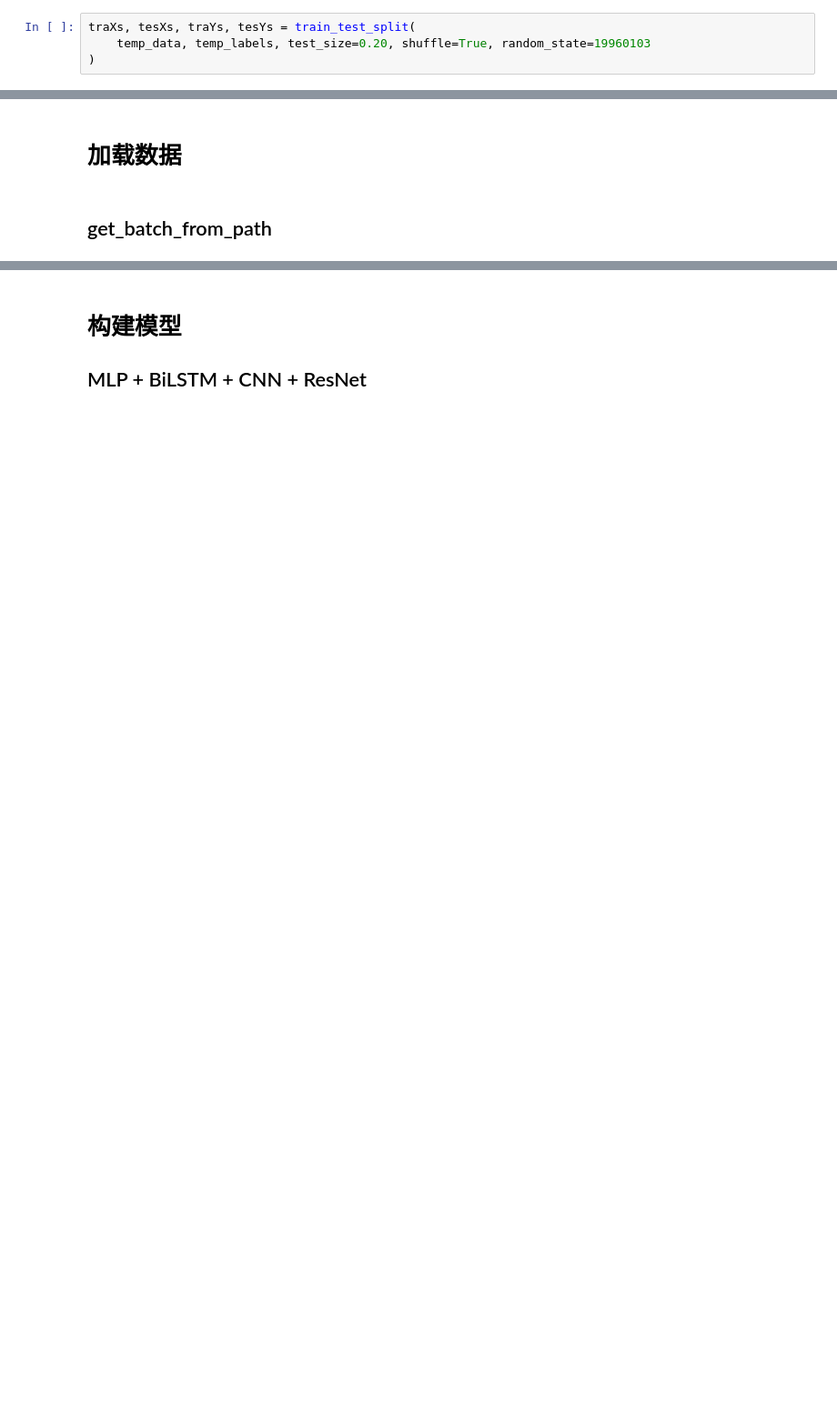
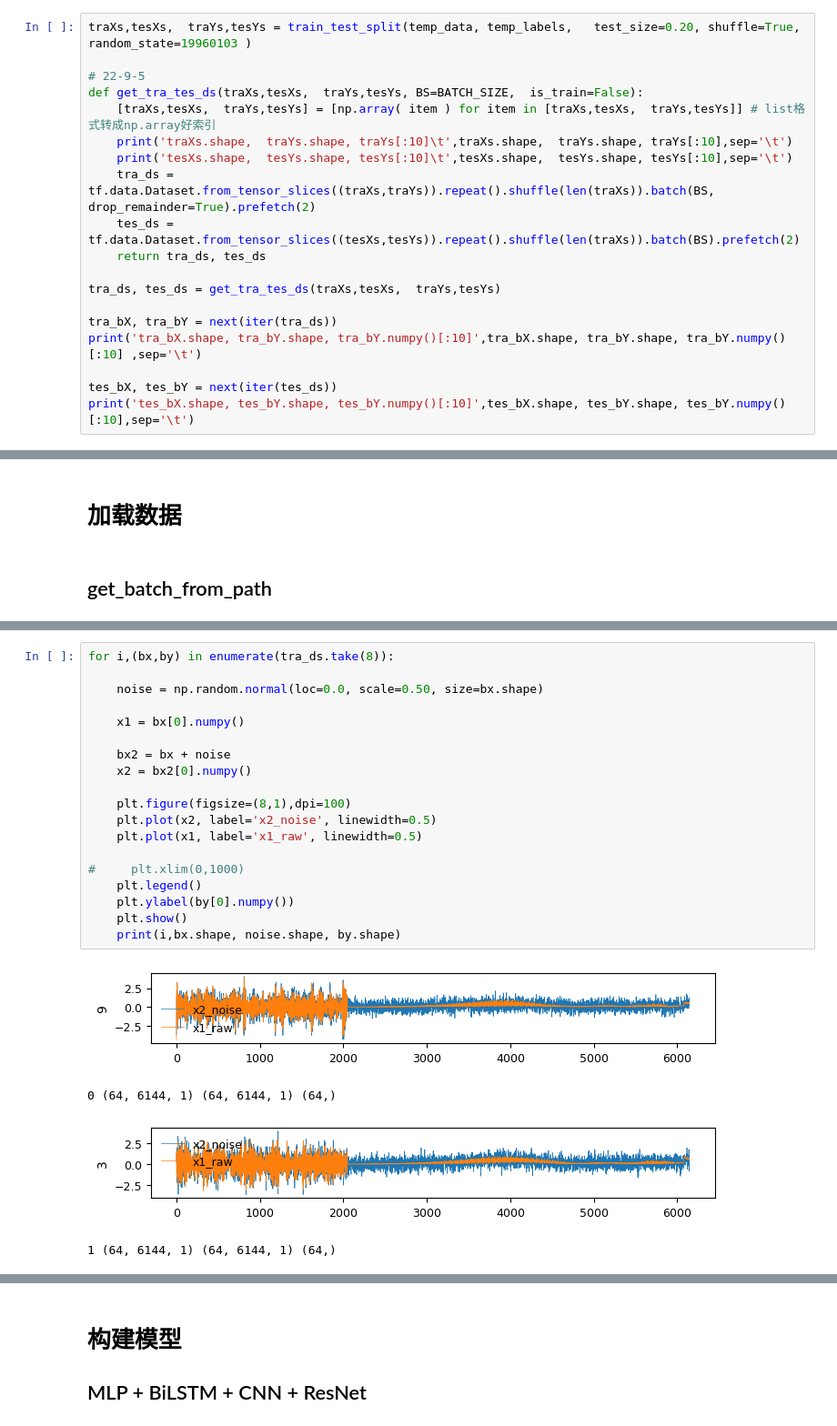
Before and after one commit to quizzz1/Auto-Embedded-Transformer-for-Few-shot-Bearings-Fault-Diagnosis, a Jupyter notebook: main.ipynb, the cells around one changed output, grey strips where cells are left out. Shown at 91% size. Saved outputs shown, nothing was run; the diff lists cells and outputs as text; blank space fills up the shorter version.

```diff
--- a/main.ipynb
+++ b/main.ipynb
@@ -281,6 +315,21 @@ def plot_qk_curves(
 # %% [markdown]
 # get_tra_tes_ds
 # %%
-traXs, tesXs, traYs, tesYs = train_test_split(
-    temp_data, temp_labels, test_size=0.20, shuffle=True, random_state=19960103
-)
+traXs,tesXs,  traYs,tesYs = train_test_split(temp_data, temp_labels,   test_size=0.20, shuffle=True, random_state=19960103 )
+
+# 22-9-5
+def get_tra_tes_ds(traXs,tesXs,  traYs,tesYs, BS=BATCH_SIZE,  is_train=False):
+    [traXs,tesXs,  traYs,tesYs] = [np.array( item ) for item in [traXs,tesXs,  traYs,tesYs]] # list格式转成np.array好索引
+    print('traXs.shape,  traYs.shape, traYs[:10]\t',traXs.shape,  traYs.shape, traYs[:10],sep='\t')
+    print('tesXs.shape,  tesYs.shape, tesYs[:10]\t',tesXs.shape,  tesYs.shape, tesYs[:10],sep='\t')
+    tra_ds = tf.data.Dataset.from_tensor_slices((traXs,traYs)).repeat().shuffle(len(traXs)).batch(BS, drop_remainder=True).prefetch(2)
+    tes_ds = tf.data.Dataset.from_tensor_slices((tesXs,tesYs)).repeat().shuffle(len(traXs)).batch(BS).prefetch(2)
+    return tra_ds, tes_ds
+
+tra_ds, tes_ds = get_tra_tes_ds(traXs,tesXs,  traYs,tesYs)
+
+tra_bX, tra_bY = next(iter(tra_ds))
+print('tra_bX.shape, tra_bY.shape, tra_bY.numpy()[:10]',tra_bX.shape, tra_bY.shape, tra_bY.numpy()[:10] ,sep='\t')
+
+tes_bX, tes_bY = next(iter(tes_ds))
+print('tes_bX.shape, tes_bY.shape, tes_bY.numpy()[:10]',tes_bX.shape, tes_bY.shape, tes_bY.numpy()[:10],sep='\t')
@@ -414 +420,25 @@ tes_bX.shape, tes_bY.shape, tes_bY.numpy()[:10] (64, 256, 64)   (64,)   [2 5 7 2
 Dataset OK!!!!!!!!!!!!!!!!!!!!!!!!!!!!!!!!
+# %%
+for i,(bx,by) in enumerate(tra_ds.take(8)):
+
+    noise = np.random.normal(loc=0.0, scale=0.50, size=bx.shape)
+
+    x1 = bx[0].numpy()
+
+    bx2 = bx + noise
+    x2 = bx2[0].numpy()
+
+    plt.figure(figsize=(8,1),dpi=100)
+    plt.plot(x2, label='x2_noise', linewidth=0.5)
+    plt.plot(x1, label='x1_raw', linewidth=0.5)
+
+#     plt.xlim(0,1000)
+    plt.legend()
+    plt.ylabel(by[0].numpy())
+    plt.show()
+    print(i,bx.shape, noise.shape, by.shape)
+# %% [output]
+[figure, added]
+0 (64, 6144, 1) (64, 6144, 1) (64,)
+[figure, added]
+1 (64, 6144, 1) (64, 6144, 1) (64,)
```
Also changed, not shown: parts of 52 cells of this notebook.
